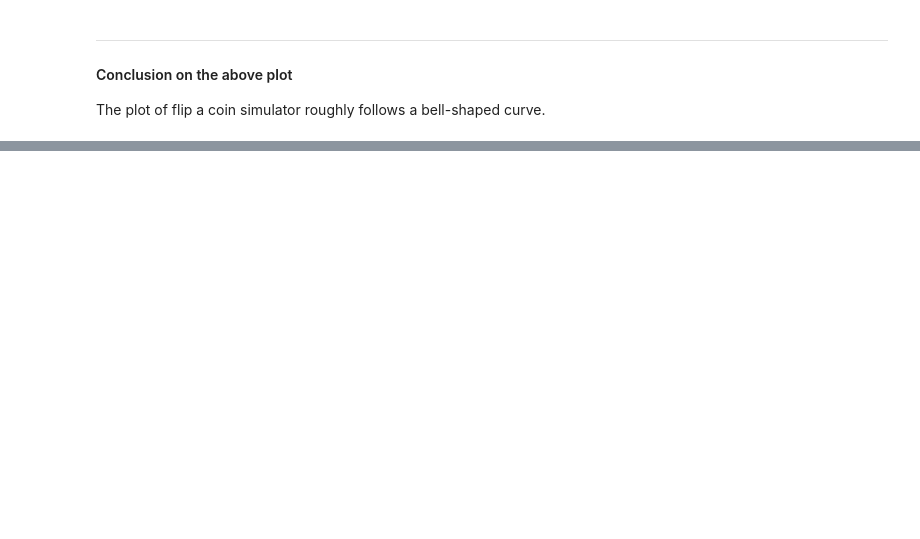
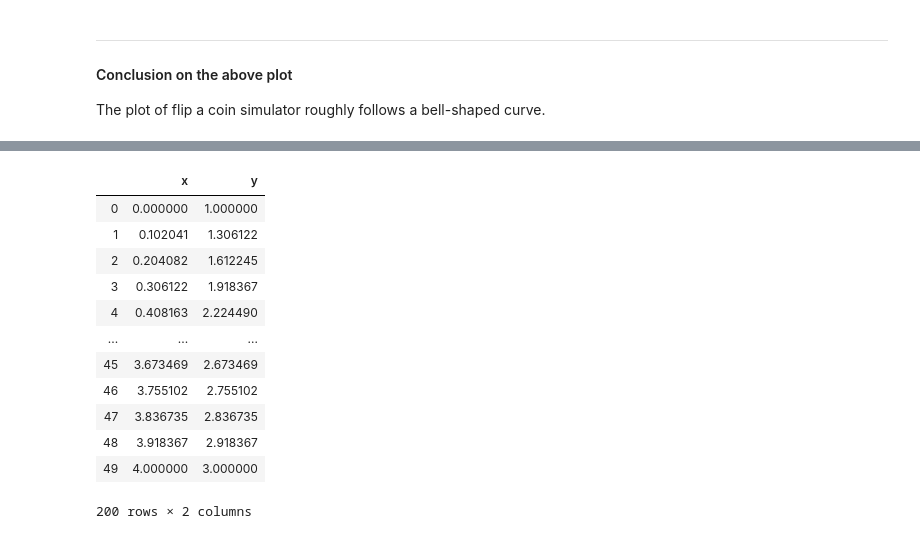
Before and after one commit to olgarozhdestvina/Fundamentals-of-Data-Analysis, a Jupyter notebook: Tasks.ipynb, the cells around one changed output, grey strips where cells are left out. Saved outputs shown, nothing was run; the diff lists cells and outputs as text; code cells hidden in the pictures; blank space fills up the shorter version.

```diff
--- a/Tasks.ipynb
+++ b/Tasks.ipynb
@@ -258,0 +320,17 @@ The plot of flip a coin simulator roughly follows a bell-shaped curve.
+# %%
+combined = pd.concat([set1, set2, set3, set4])
+combined
+# %% [output]
+|  | x | y |
+| 0 | 0.000000 | 1.000000 |
+| 1 | 0.102041 | 1.306122 |
+| 2 | 0.204082 | 1.612245 |
+| 3 | 0.306122 | 1.918367 |
+| 4 | 0.408163 | 2.224490 |
+| ... | ... | ... |
+| 45 | 3.673469 | 2.673469 |
+| 46 | 3.755102 | 2.755102 |
+| 47 | 3.836735 | 2.836735 |
+| 48 | 3.918367 | 2.918367 |
+| 49 | 4.000000 | 3.000000 |
+200 rows × 2 columns
```
Also changed, not shown: parts of 16 cells of this notebook, 1 other file.
